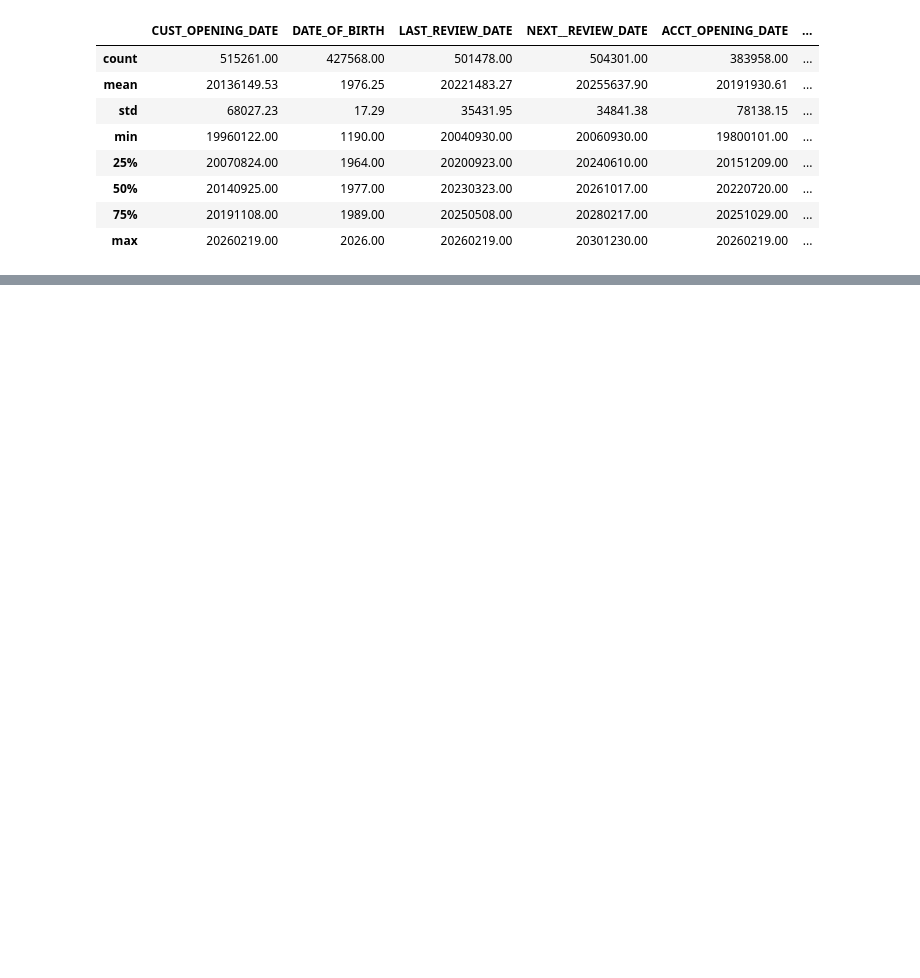
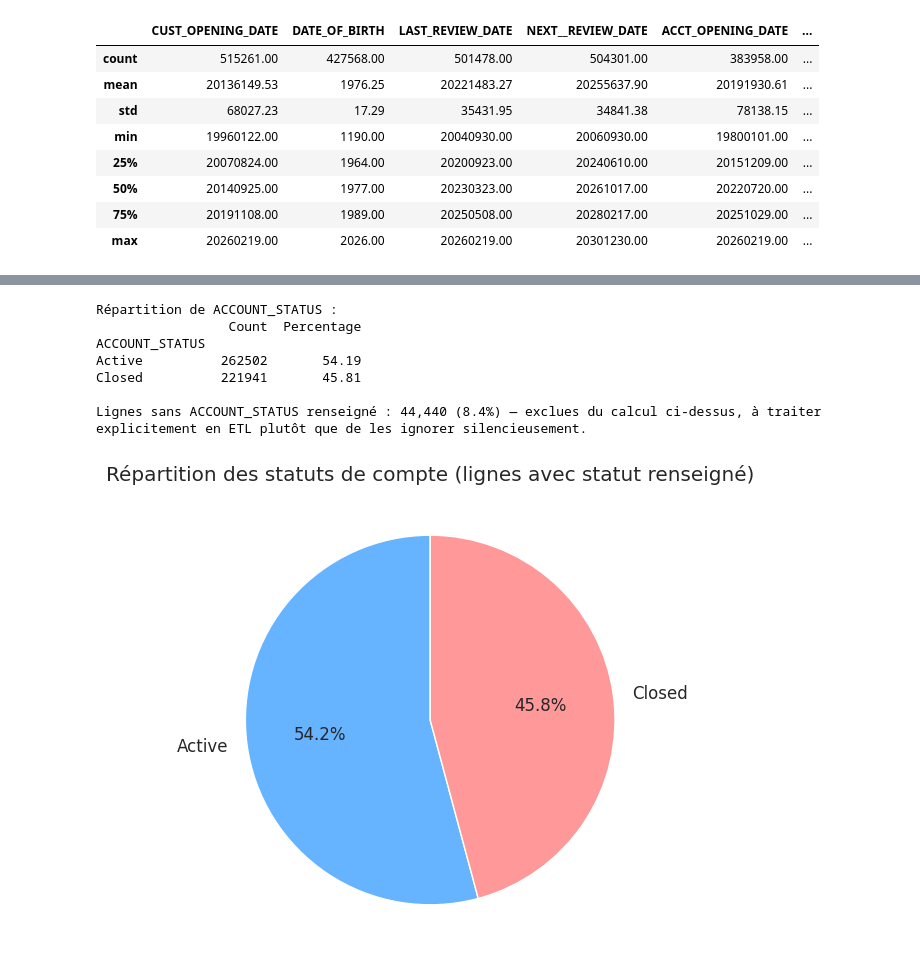
Before and after one commit to Hmz931/ProjetIntegre_Churn_HAFAS, a Jupyter notebook: 01_etl/notebooks/01_exploration.ipynb, the cells around one changed output, grey strips where cells are left out. Drawn from its saved outputs; the diff is of its cells as text; code cells hidden in the pictures; blank space fills up the shorter version.

```diff
--- a/01_etl/notebooks/01_exploration.ipynb
+++ b/01_etl/notebooks/01_exploration.ipynb
@@ -637,0 +333,10 @@ plt.show()
+# %%
+df['SALARY_MISSING'] = df['SALARY'].isnull()
+
+salary_missing_by_status = (
+    df.dropna(subset=['ACCOUNT_STATUS'])
+      .groupby('ACCOUNT_STATUS')['SALARY_MISSING']
+      .mean() * 100
+)
+print("Part de SALARY manquant, par statut de compte :")
+print(salary_missing_by_status.round(1))
@@ -637,0 +411,26 @@ plt.show()
+# %%
+status_counts = df['ACCOUNT_STATUS'].value_counts()
+status_pct = df['ACCOUNT_STATUS'].value_counts(normalize=True) * 100
+
+print("Répartition de ACCOUNT_STATUS :")
+print(pd.DataFrame({'Count': status_counts, 'Percentage': status_pct.round(2)}))
+
+n_status_missing = df['ACCOUNT_STATUS'].isnull().sum()
+print(f"\nLignes sans ACCOUNT_STATUS renseigné : {n_status_missing:,} "
+      f"({n_status_missing/len(df)*100:.1f}%) — exclues du calcul ci-dessus, "
+      f"à traiter explicitement en ETL plutôt que de les ignorer silencieusement.")
+
+plt.figure(figsize=(6, 6))
+plt.pie(status_counts, labels=status_counts.index, autopct='%1.1f%%',
+        startangle=90, colors=['#66b3ff', '#ff9999'])
+plt.title('Répartition des statuts de compte (lignes avec statut renseigné)')
+plt.show()
+# %% [output]
+Répartition de ACCOUNT_STATUS :
+                 Count  Percentage
+ACCOUNT_STATUS
+Active          262502       54.19
+Closed          221941       45.81
+
+Lignes sans ACCOUNT_STATUS renseigné : 44,440 (8.4%) — exclues du calcul ci-dessus, à traiter explicitement en ETL plutôt que de les ignorer silencieusement.
+[figure, added]
```
Also changed, not shown: parts of 103 cells of this notebook, 29 other files.
